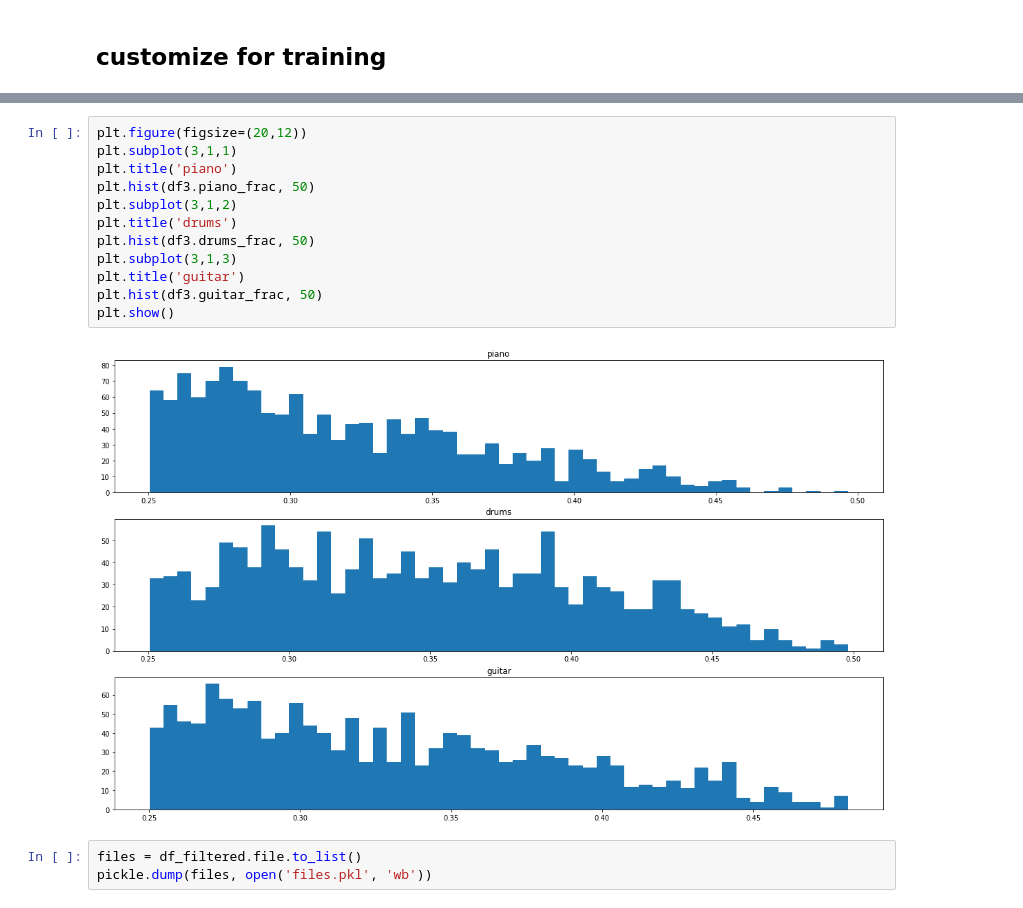
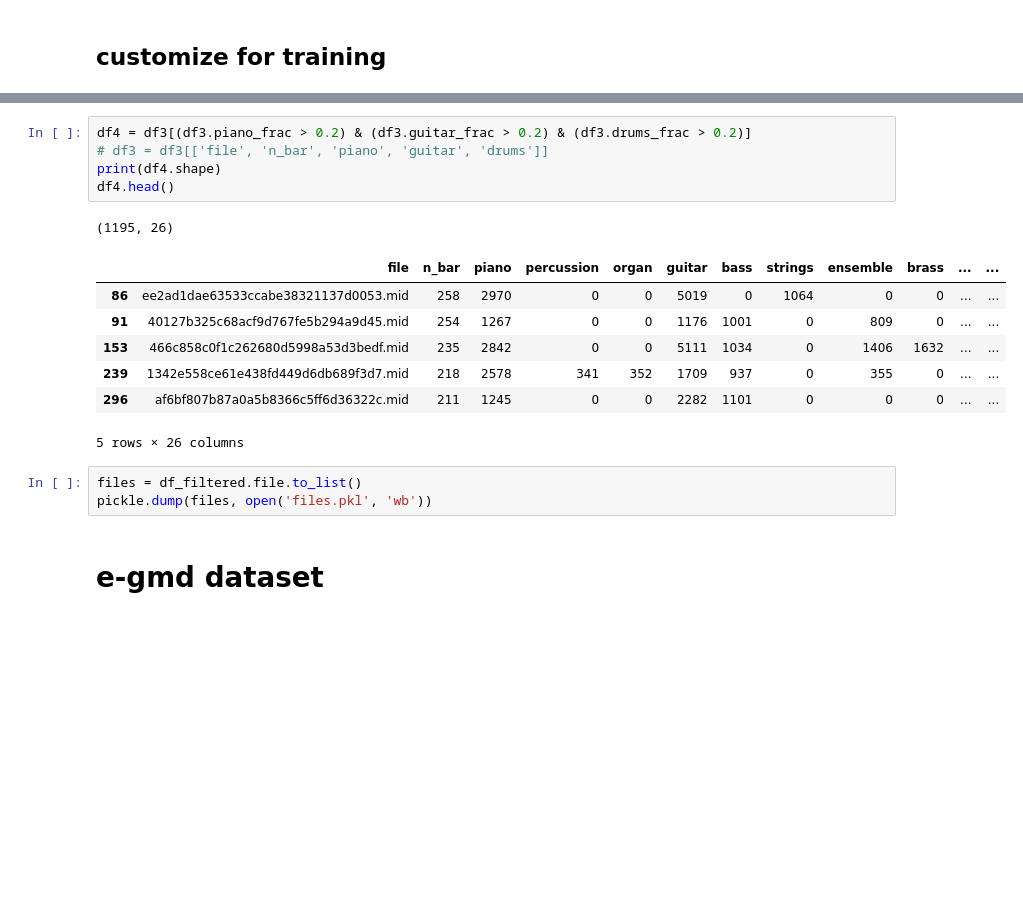
Before and after one commit to s-omranpour/MSG, a Jupyter notebook: data analysis.ipynb, the cells around one changed output, grey strips where cells are left out. Saved outputs shown, nothing was run; the diff lists cells and outputs as text; blank space fills up the shorter version.

```diff
--- a/data analysis.ipynb
+++ b/data analysis.ipynb
@@ -95,17 +125,19 @@ df3.shape
-# %%
-plt.figure(figsize=(20,12))
-plt.subplot(3,1,1)
-plt.title('piano')
-plt.hist(df3.piano_frac, 50)
-plt.subplot(3,1,2)
-plt.title('drums')
-plt.hist(df3.drums_frac, 50)
-plt.subplot(3,1,3)
-plt.title('guitar')
-plt.hist(df3.guitar_frac, 50)
-plt.show()
-# %% [output]
-[figure, removed]
+# %%
+df4 = df3[(df3.piano_frac > 0.2) & (df3.guitar_frac > 0.2) & (df3.drums_frac > 0.2)]
+# df3 = df3[['file', 'n_bar', 'piano', 'guitar', 'drums']]
+print(df4.shape)
+df4.head()
+# %% [output]
+(1195, 26)
+|  | file | n_bar | piano | percussion | organ | guitar | bass | strings | ensemble | brass | ... | ... |
+| 86 | ee2ad1dae63533ccabe38321137d0053.mid | 258 | 2970 | 0 | 0 | 5019 | 0 | 1064 | 0 | 0 | ... | ... |
+| 91 | 40127b325c68acf9d767fe5b294a9d45.mid | 254 | 1267 | 0 | 0 | 1176 | 1001 | 0 | 809 | 0 | ... | ... |
+| 153 | 466c858c0f1c262680d5998a53d3bedf.mid | 235 | 2842 | 0 | 0 | 5111 | 1034 | 0 | 1406 | 1632 | ... | ... |
+| 239 | 1342e558ce61e438fd449d6db689f3d7.mid | 218 | 2578 | 341 | 352 | 1709 | 937 | 0 | 355 | 0 | ... | ... |
+| 296 | af6bf807b87a0a5b8366c5ff6d36322c.mid | 211 | 1245 | 0 | 0 | 2282 | 1101 | 0 | 0 | 0 | ... | ... |
+5 rows × 26 columns
 # %%
 files = df_filtered.file.to_list()
 pickle.dump(files, open('files.pkl', 'wb'))
+# %% [markdown]
+# e-gmd dataset
```
Also changed, not shown: parts of 9 cells of this notebook, 1 other file.
